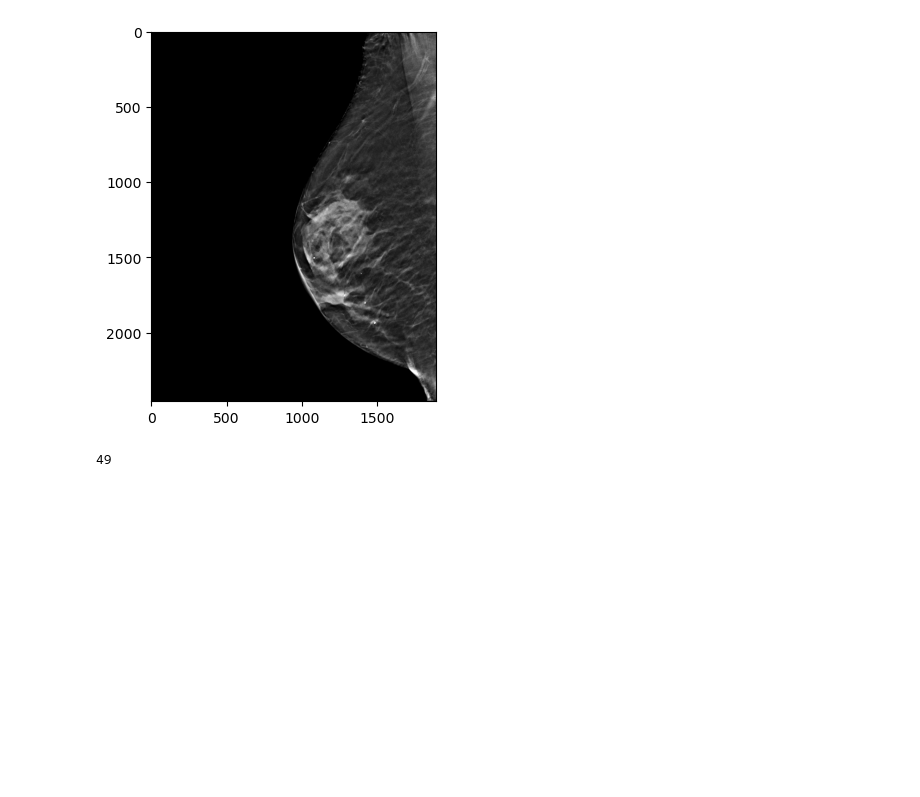
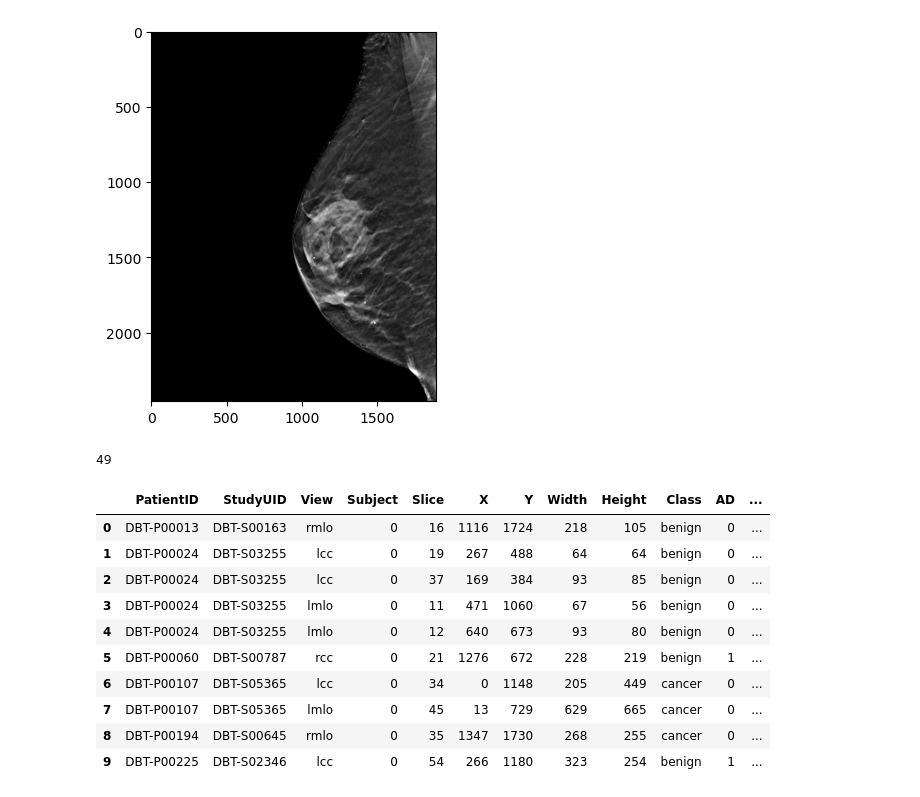
Before and after one commit to olopade-lab/duke-dbt-data_forked, a Jupyter notebook: dcmread_image.ipynb, the cells around one changed output. Saved outputs shown, nothing was run; the diff lists cells and outputs as text; code cells hidden in the pictures; blank space fills up the shorter version.

```diff
--- a/dcmread_image.ipynb
+++ b/dcmread_image.ipynb
@@ -85,3 +88,18 @@ plt.imshow(image[20], cmap=plt.cm.gray);
 len(image)
 # %% [output]
 49
+# %%
+trainbox.head(10)
+# different volume slices per exam - range?
+# %% [output]
+|  | PatientID | StudyUID | View | Subject | Slice | X | Y | Width | Height | Class | AD | ... |
+| 0 | DBT-P00013 | DBT-S00163 | rmlo | 0 | 16 | 1116 | 1724 | 218 | 105 | benign | 0 | ... |
+| 1 | DBT-P00024 | DBT-S03255 | lcc | 0 | 19 | 267 | 488 | 64 | 64 | benign | 0 | ... |
+| 2 | DBT-P00024 | DBT-S03255 | lcc | 0 | 37 | 169 | 384 | 93 | 85 | benign | 0 | ... |
+| 3 | DBT-P00024 | DBT-S03255 | lmlo | 0 | 11 | 471 | 1060 | 67 | 56 | benign | 0 | ... |
+| 4 | DBT-P00024 | DBT-S03255 | lmlo | 0 | 12 | 640 | 673 | 93 | 80 | benign | 0 | ... |
+| 5 | DBT-P00060 | DBT-S00787 | rcc | 0 | 21 | 1276 | 672 | 228 | 219 | benign | 1 | ... |
+| 6 | DBT-P00107 | DBT-S05365 | lcc | 0 | 34 | 0 | 1148 | 205 | 449 | cancer | 0 | ... |
+| 7 | DBT-P00107 | DBT-S05365 | lmlo | 0 | 45 | 13 | 729 | 629 | 665 | cancer | 0 | ... |
+| 8 | DBT-P00194 | DBT-S00645 | rmlo | 0 | 35 | 1347 | 1730 | 268 | 255 | cancer | 0 | ... |
+| 9 | DBT-P00225 | DBT-S02346 | lcc | 0 | 54 | 266 | 1180 | 323 | 254 | benign | 1 | ... |
```
Also changed, not shown: parts of 9 cells of this notebook.
